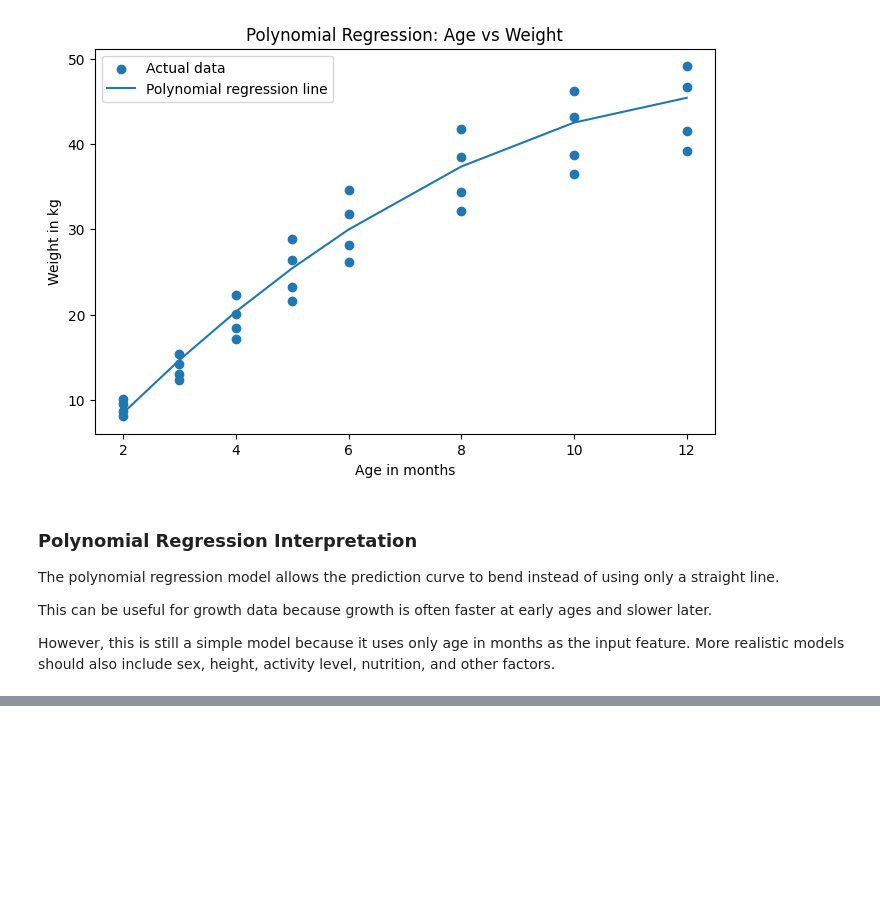
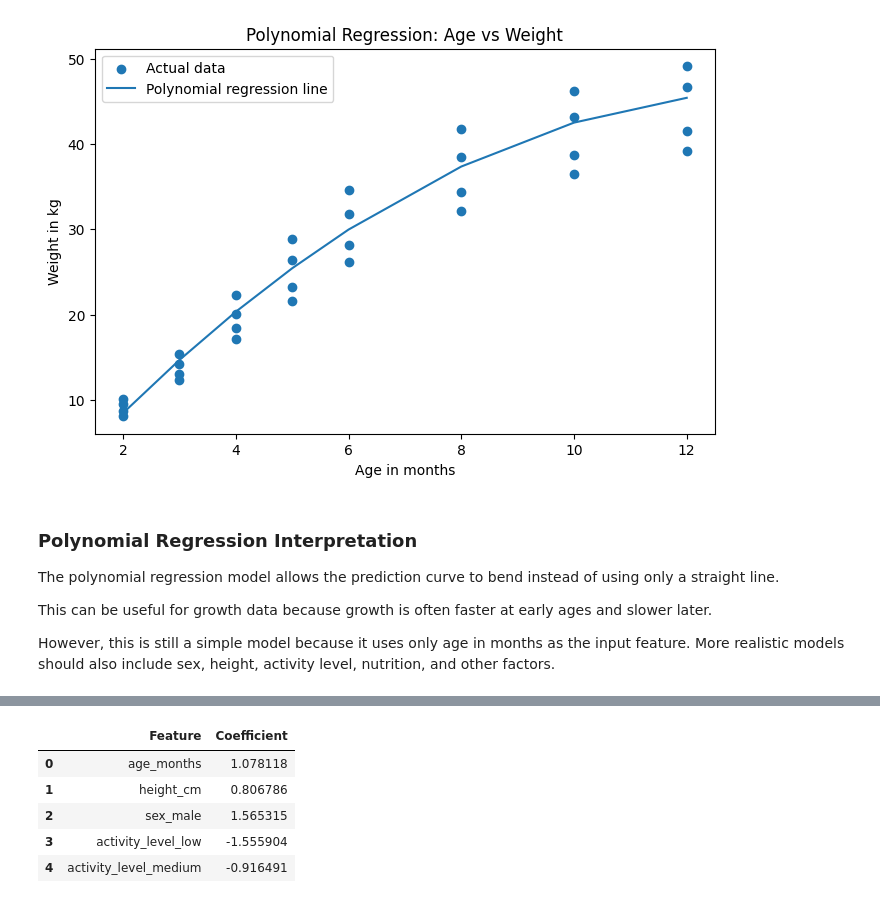
Before and after one commit to SATananov/cane-corso-growth-intelligence, a Jupyter notebook: notebooks/01_linear_regression_growth_prediction.ipynb, the cells around one changed output, grey strips where cells are left out. Saved outputs shown, nothing was run; the diff lists cells and outputs as text; code cells hidden in the pictures; blank space fills up the shorter version.

```diff
--- a/notebooks/01_linear_regression_growth_prediction.ipynb
+++ b/notebooks/01_linear_regression_growth_prediction.ipynb
@@ -363,0 +442,14 @@ However, this is still a simple model because it uses only age in months as the
+# %%
+multi_coefficients = pd.DataFrame({
+    "Feature": multi_features.columns,
+    "Coefficient": multi_model.coef_
+})
+
+multi_coefficients
+# %% [output]
+|  | Feature | Coefficient |
+| 0 | age_months | 1.078118 |
+| 1 | height_cm | 0.806786 |
+| 2 | sex_male | 1.565315 |
+| 3 | activity_level_low | -1.555904 |
+| 4 | activity_level_medium | -0.916491 |
```
Also changed, not shown: parts of 5 cells of this notebook.
